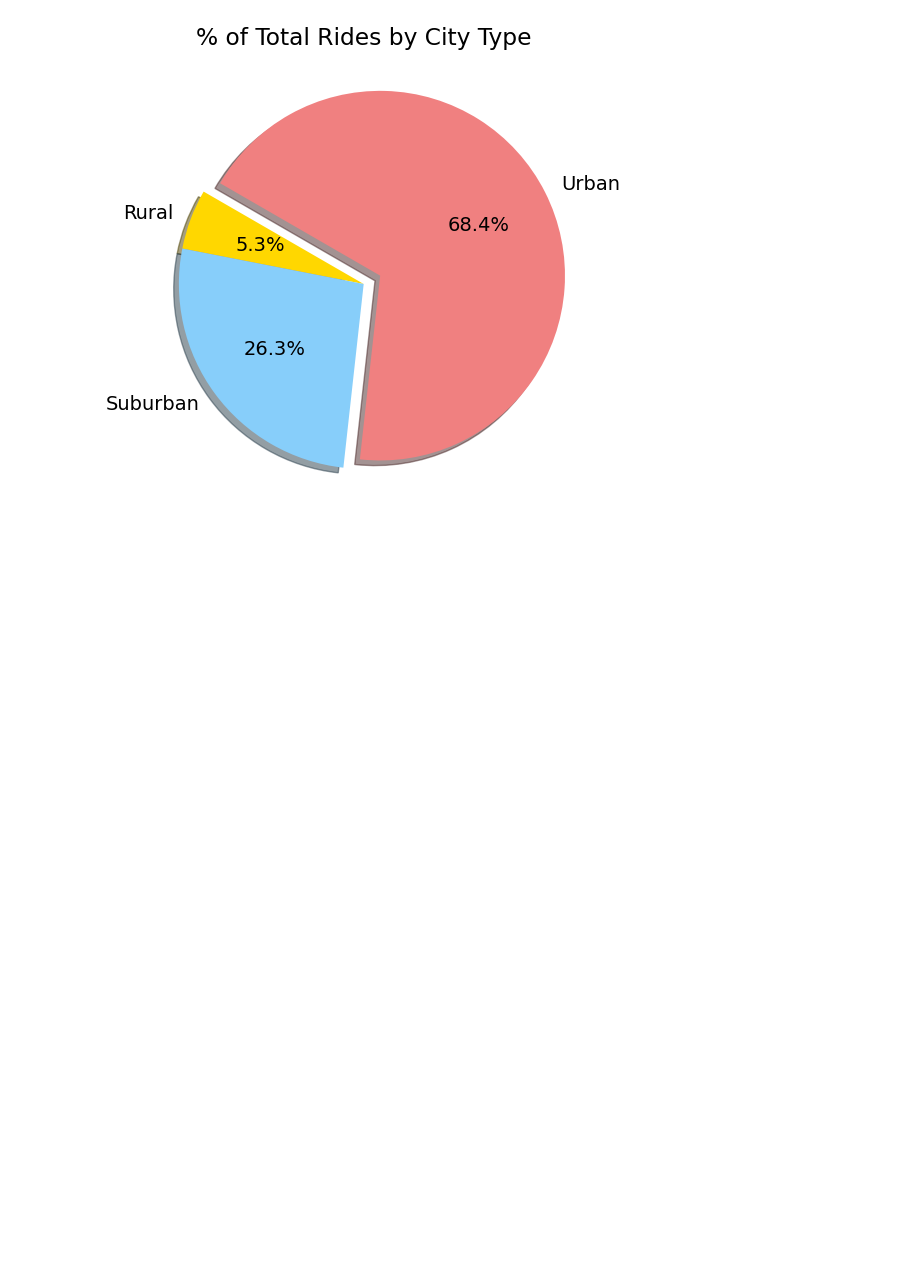
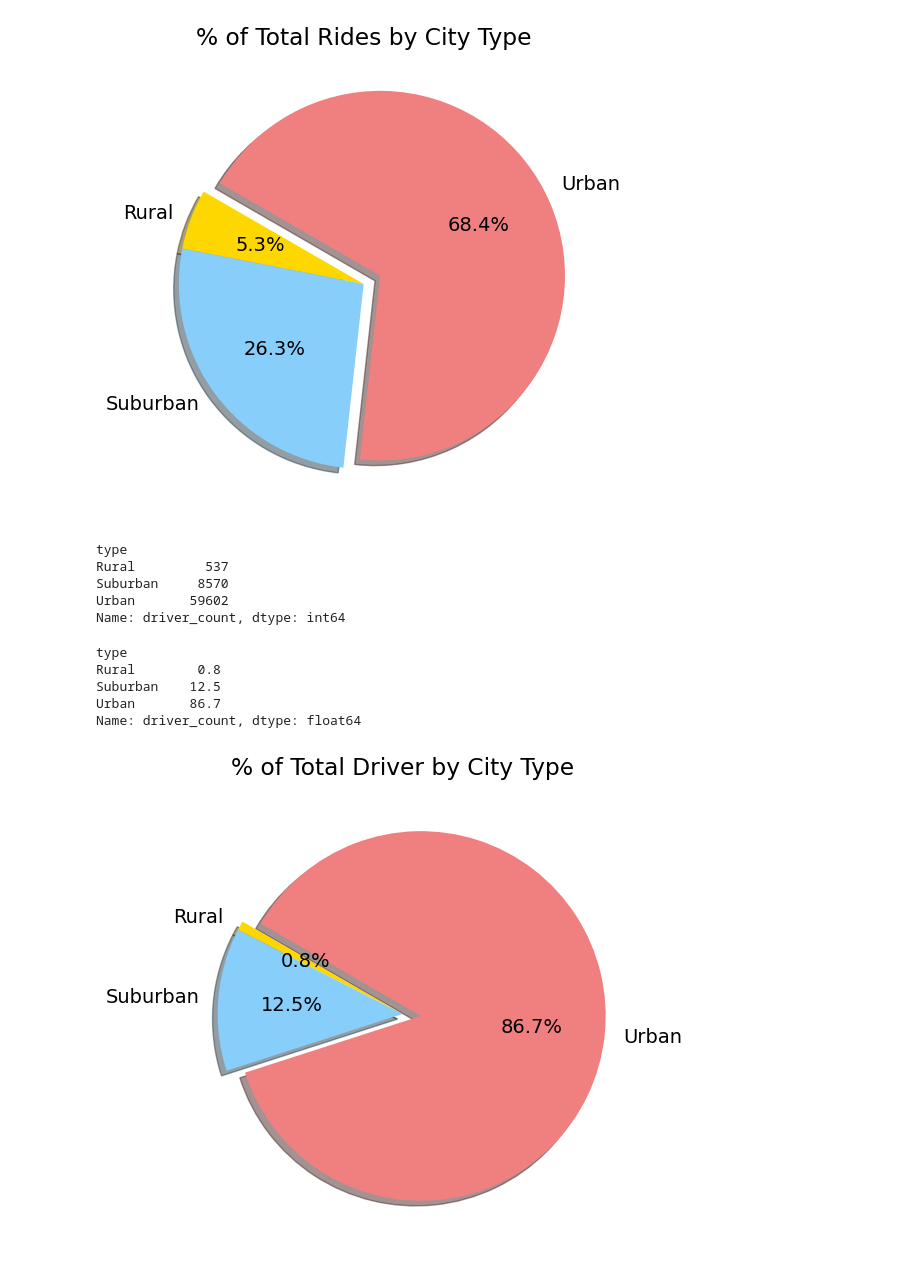
Before and after one commit to vikas0809/PyBer_Analysis, a Jupyter notebook: PyBer_Analysis.ipynb, the cells around one changed output. Cells and saved outputs as stored; diff of their text form; code cells hidden in the pictures; blank space fills up the shorter version.

```diff
--- a/PyBer_Analysis.ipynb
+++ b/PyBer_Analysis.ipynb
@@ -476,3 +476,38 @@ plt.savefig("analysis/Fig6.png")
 plt.show()
 # %% [output]
 [figure]
+# %%
+sum_driver_groupby=df.groupby("type")["driver_count"].sum()
+sum_driver_groupby
+# %% [output]
+type
+Rural         537
+Suburban     8570
+Urban       59602
+Name: driver_count, dtype: int64
+# %%
+percent_driver_groupby=round(100*df.groupby("type")["driver_count"].sum()/df["driver_count"].sum(),1)
+percent_driver_groupby
+# %% [output]
+type
+Rural        0.8
+Suburban    12.5
+Urban       86.7
+Name: driver_count, dtype: float64
+# %%
+plt.subplots(figsize=(10, 6))
+plt.pie(percent_driver_groupby,
+    labels=["Rural", "Suburban", "Urban"],
+    colors=["gold", "lightskyblue", "lightcoral"],
+    explode=[0, 0, 0.1],
+    autopct='%1.1f%%',
+    shadow=True, startangle=150)
+plt.title("% of Total Driver by City Type")
+# Change the default font size from 10 to 14.
+mpl.rcParams['font.size'] = 14
+# Save Figure
+plt.savefig("analysis/Fig6.png")
+# Show Figure
+plt.show()
+# %% [output]
+[figure, added]
```
Also changed, not shown: parts of 1 cell of this notebook, 3 other files.
